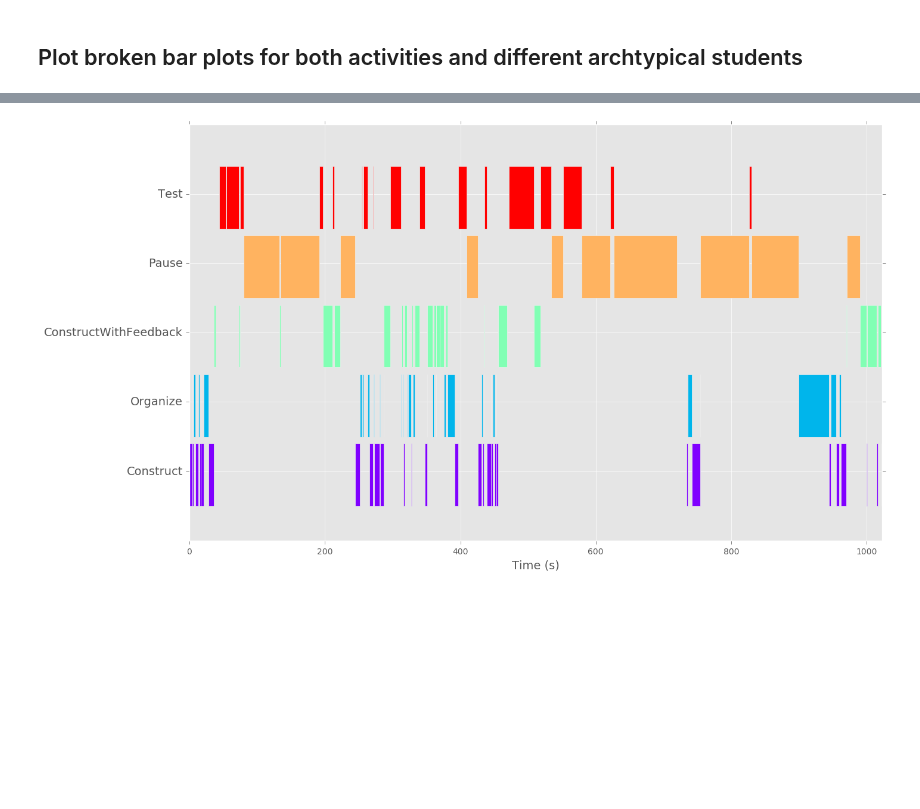
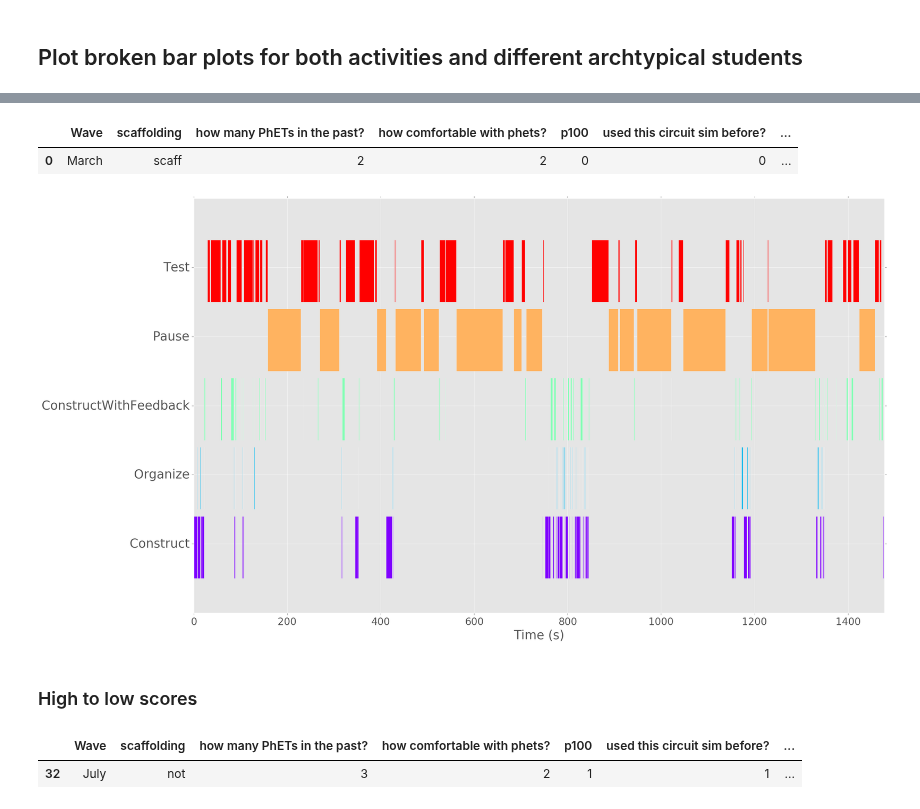
Before and after one commit to sperez8/Phet-log-analyzer, a Jupyter notebook: cck/sequence_heatmap_maker.ipynb, the cells around one changed output, grey strips where cells are left out. Cells and saved outputs as stored; diff of their text form; code cells hidden in the pictures; blank space fills up the shorter version.

```diff
--- a/cck/sequence_heatmap_maker.ipynb
+++ b/cck/sequence_heatmap_maker.ipynb
@@ -144,4 +170,16 @@ plot_barGraph('a2', 94792123, pltFamilies)  #largest learning gain student
-# %%
-plot_barGraph('a2',3591123, pltFamilies) #worst learning gain student
-# %% [output]
-[figure, removed]
+# %%
+df_scores[df_scores["student"]==1075123]  #high learning gains (low to high z-scores)
+# %% [output]
+|  | Wave | scaffolding | how many PhETs in the past? | how comfortable with phets? | p100 | used this circuit sim before? | ... |
+| 0 | March | scaff | 2 | 2 | 0 | 0 | ... |
+# %%
+plot_barGraph('a2', 1075123, pltFamilies)  #another low to high z-scores
+# %% [output]
+[figure, added]
+# %% [markdown]
+### High to low scores
+# %%
+df_scores[df_scores["student"]==31091114]  #high learning gains (low to high z-scores)
+# %% [output]
+|  | Wave | scaffolding | how many PhETs in the past? | how comfortable with phets? | p100 | used this circuit sim before? | ... |
+| 32 | July | not | 3 | 2 | 1 | 1 | ... |
```
Also changed, not shown: parts of 24 cells of this notebook.
